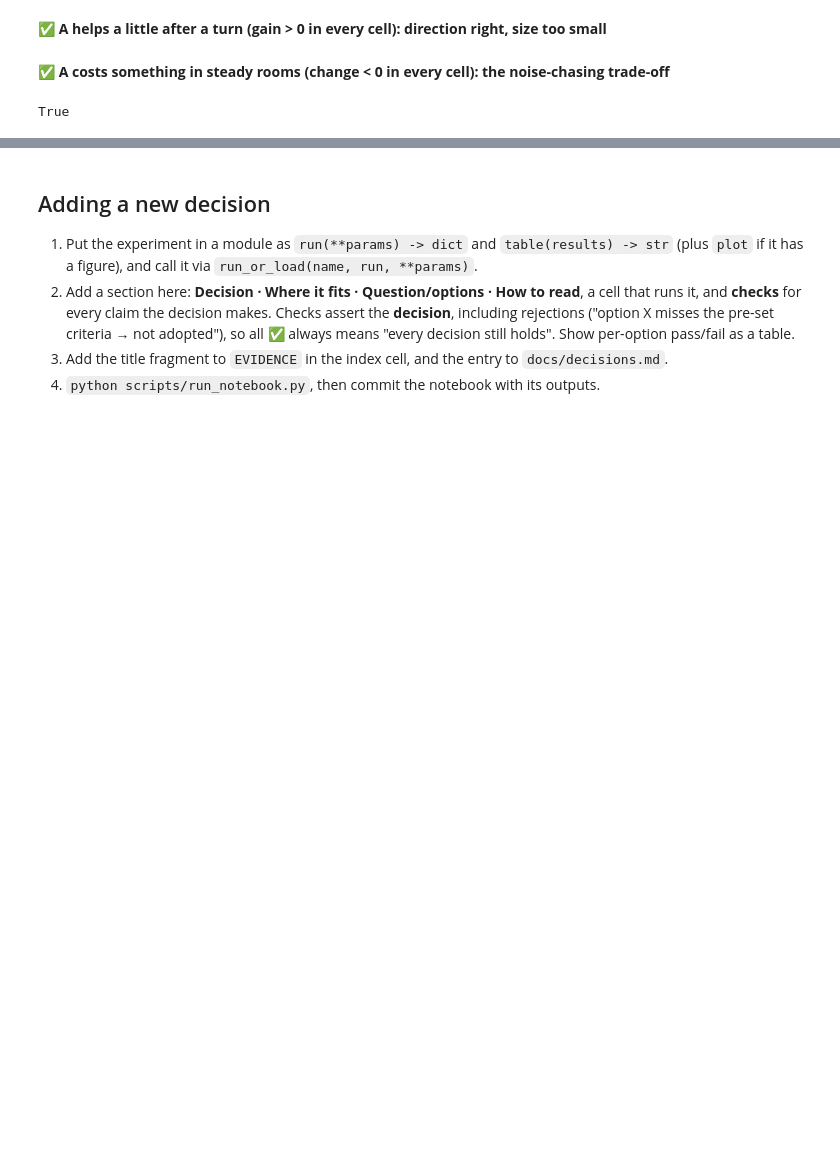
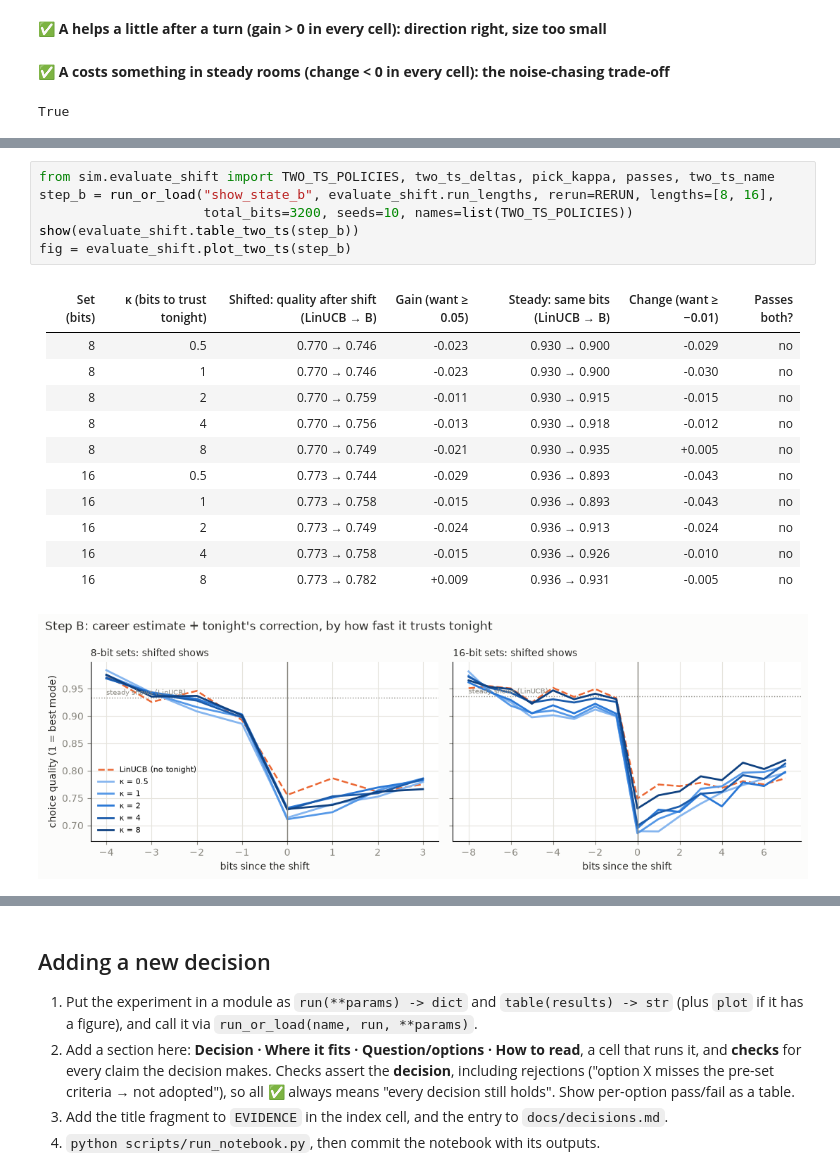
Before and after one commit to Panreta/humor-me, a Jupyter notebook: notebooks/decisions.ipynb, the cells around one changed output, grey strips where cells are left out. Cells and saved outputs as stored; diff of their text form; blank space fills up the shorter version.

```diff
--- a/notebooks/decisions.ipynb
+++ b/notebooks/decisions.ipynb
@@ -421,0 +439,20 @@ True
+# %%
+from sim.evaluate_shift import TWO_TS_POLICIES, two_ts_deltas, pick_kappa, passes, two_ts_name
+step_b = run_or_load("show_state_b", evaluate_shift.run_lengths, rerun=RERUN, lengths=[8, 16],
+                     total_bits=3200, seeds=10, names=list(TWO_TS_POLICIES))
+show(evaluate_shift.table_two_ts(step_b))
+fig = evaluate_shift.plot_two_ts(step_b)
+# %% [output]
+| Set (bits) | κ (bits to trust tonight) | Shifted: quality after shift (LinUCB → B) | Gain (want ≥ 0.05) | Steady: same bits (LinUCB → B) | Change (want ≥ −0.01) | Passes both? |
+|---|---|---|---|---|---|---|
+| 8 | 0.5 | 0.770 → 0.746 | -0.023 | 0.930 → 0.900 | -0.029 | no |
+| 8 | 1 | 0.770 → 0.746 | -0.023 | 0.930 → 0.900 | -0.030 | no |
+| 8 | 2 | 0.770 → 0.759 | -0.011 | 0.930 → 0.915 | -0.015 | no |
+| 8 | 4 | 0.770 → 0.756 | -0.013 | 0.930 → 0.918 | -0.012 | no |
+| 8 | 8 | 0.770 → 0.749 | -0.021 | 0.930 → 0.935 | +0.005 | no |
+| 16 | 0.5 | 0.773 → 0.744 | -0.029 | 0.936 → 0.893 | -0.043 | no |
+| 16 | 1 | 0.773 → 0.758 | -0.015 | 0.936 → 0.893 | -0.043 | no |
+| 16 | 2 | 0.773 → 0.749 | -0.024 | 0.936 → 0.913 | -0.024 | no |
+| 16 | 4 | 0.773 → 0.758 | -0.015 | 0.936 → 0.926 | -0.010 | no |
+| 16 | 8 | 0.773 → 0.782 | +0.009 | 0.936 → 0.931 | -0.005 | no |
+[figure, added]
```
Also changed, not shown: parts of 3 cells of this notebook, 12 other files.
